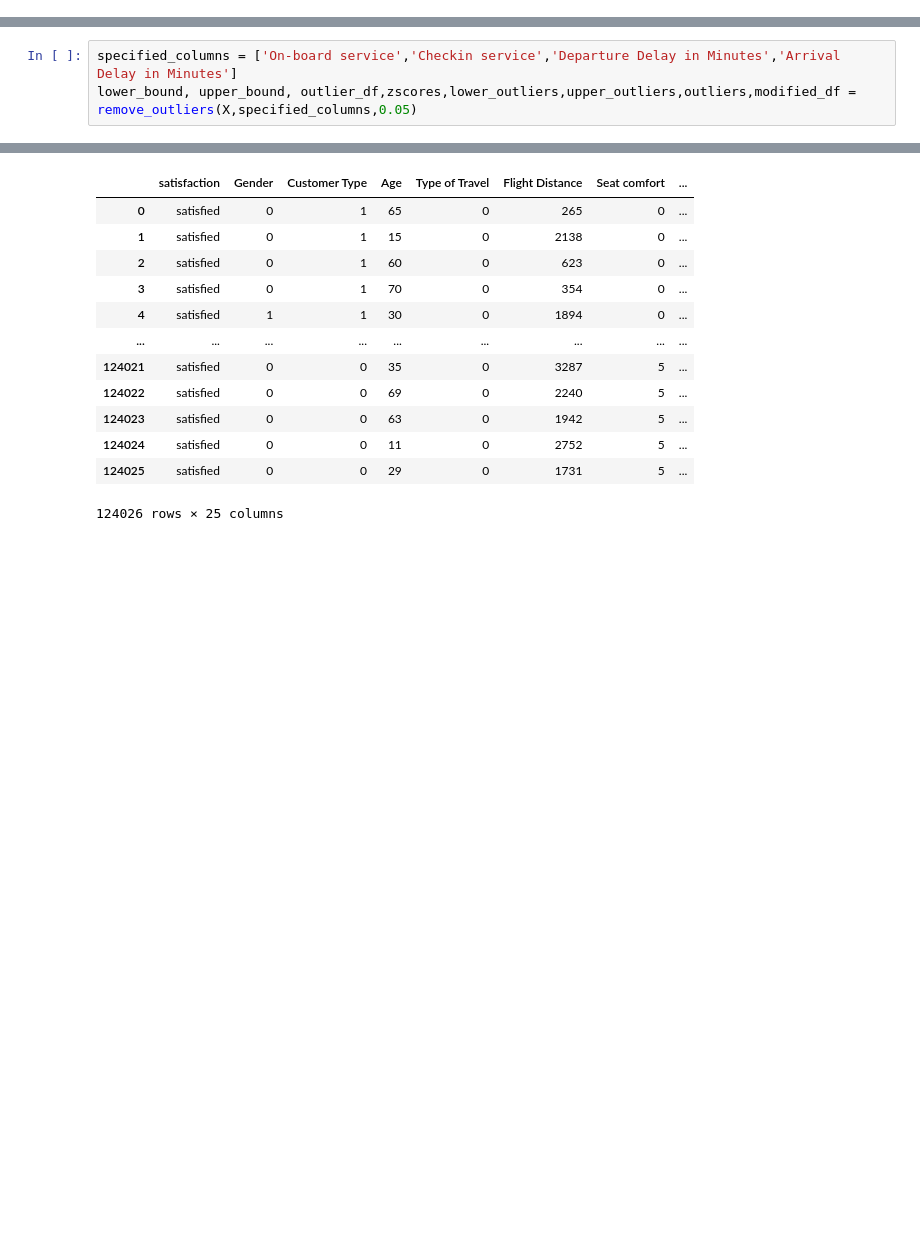
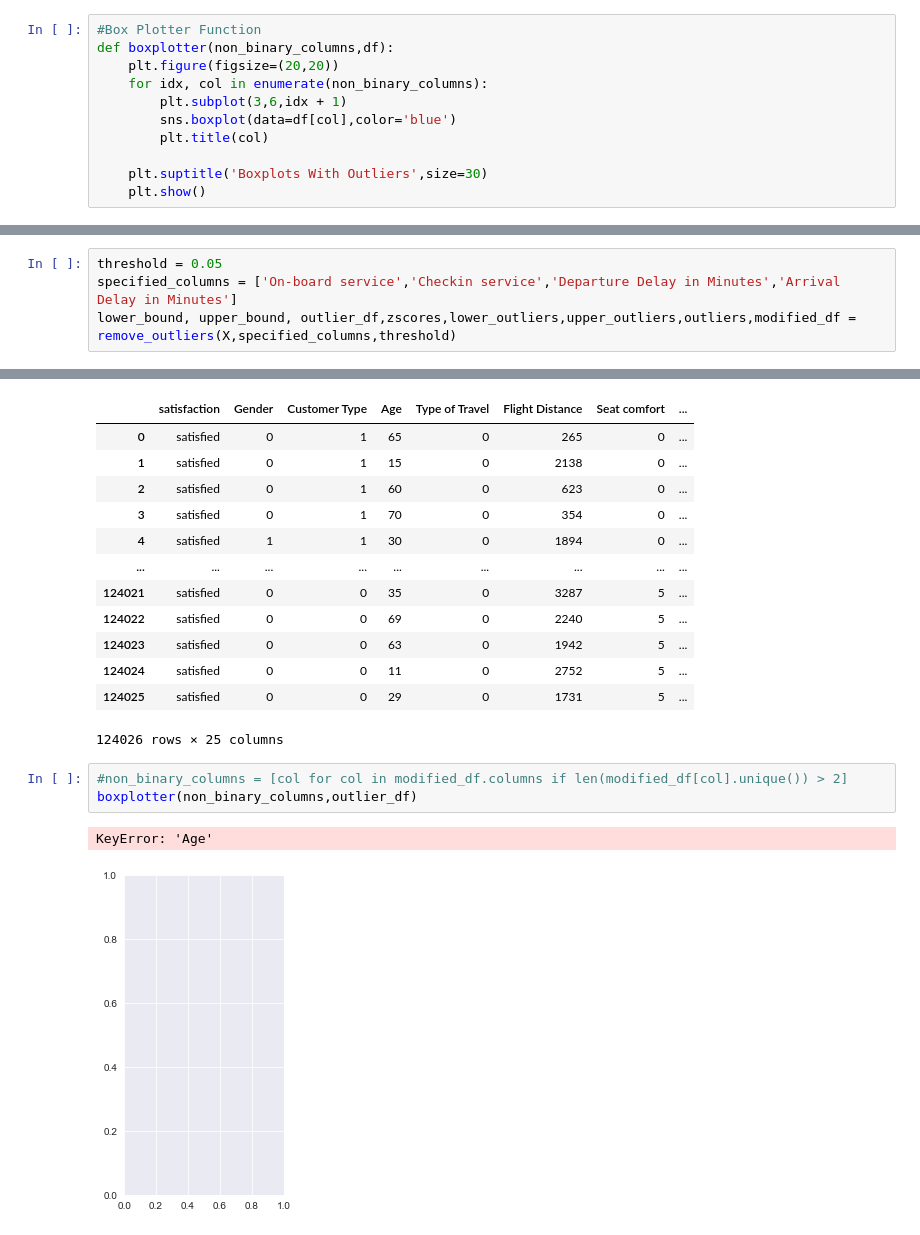
Before and after one commit to lotlouischoitslab/Airline_Satisfaction, a Jupyter notebook: airline_satisfication.ipynb, the cells around one changed output, grey strips where cells are left out. Drawn from its saved outputs; the diff is of its cells as text; blank space fills up the shorter version.

Commit message:
debug outliers

```diff
--- a/airline_satisfication.ipynb
+++ b/airline_satisfication.ipynb
@@ -98,6 +98,17 @@ X
 | 129878 | dissatisfied | 1 | 0 | 66 | 0 | 2450 | 3 | ... |
 | 129879 | dissatisfied | 0 | 0 | 38 | 0 | 4307 | 3 | ... |
 129880 rows × 25 columns
+# %%
+#Box Plotter Function
+def boxplotter(non_binary_columns,df):
+    plt.figure(figsize=(20,20))
+    for idx, col in enumerate(non_binary_columns):
+        plt.subplot(3,6,idx + 1)
+        sns.boxplot(data=df[col],color='blue')
+        plt.title(col)
+
+    plt.suptitle('Boxplots With Outliers',size=30)
+    plt.show()
 # %% [markdown]
 # 3. Outliers Checking
 # %%
@@ -162,8 +164,9 @@ def remove_outliers(df,columns,threshold):
 
     return lower_bound, upper_bound,outlier_df, zscores_df, lower_outliers_df, upper_outliers_df, outliers,df
 # %%
+threshold = 0.05
 specified_columns = ['On-board service','Checkin service','Departure Delay in Minutes','Arrival Delay in Minutes']
-lower_bound, upper_bound, outlier_df,zscores,lower_outliers,upper_outliers,outliers,modified_df = remove_outliers(X,specified_columns,0.05)
+lower_bound, upper_bound, outlier_df,zscores,lower_outliers,upper_outliers,outliers,modified_df = remove_outliers(X,specified_columns,threshold)
 # %% [output]
 5854 examples dropped
 # %%
@@ -203,3 +206,9 @@ modified_df
 | 124024 | satisfied | 0 | 0 | 11 | 0 | 2752 | 5 | ... |
 | 124025 | satisfied | 0 | 0 | 29 | 0 | 1731 | 5 | ... |
 124026 rows × 25 columns
+# %%
+#non_binary_columns = [col for col in modified_df.columns if len(modified_df[col].unique()) > 2]
+boxplotter(non_binary_columns,outlier_df)
+# %% [output]
+KeyError: 'Age'
+[figure, added]
```
Also changed, not shown: parts of 2 cells of this notebook.
